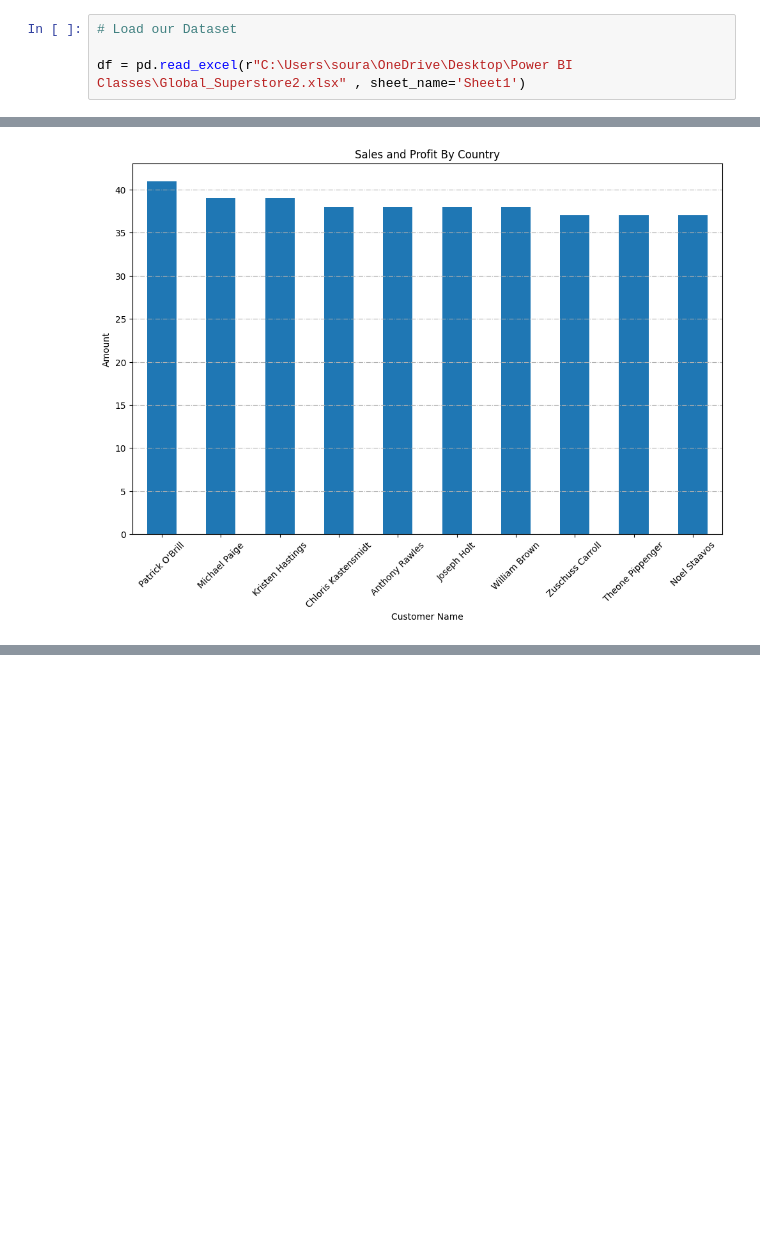
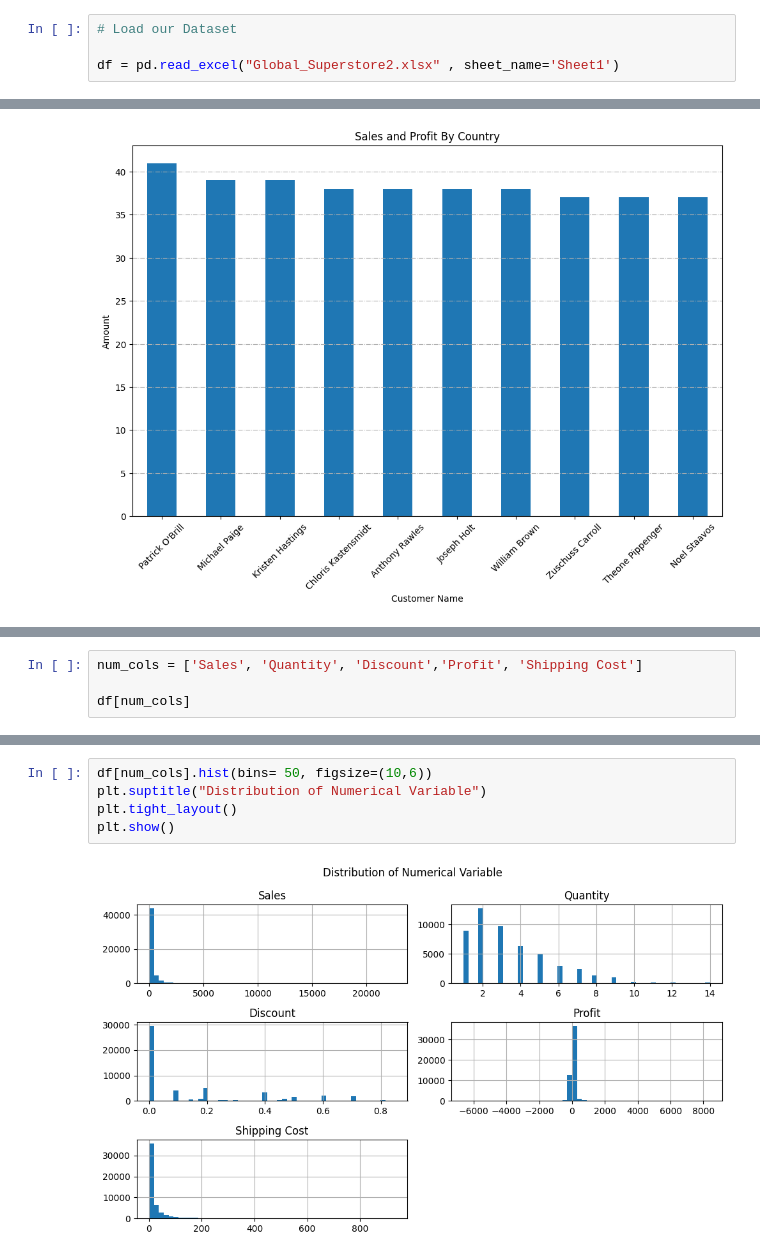
Before and after one commit to Phoenixdelta74/Data_Analytics_global_store, a Jupyter notebook: Global_Store.ipynb, the cells around one changed output, grey strips where cells are left out. Cells and saved outputs as stored; diff of their text form; blank space fills up the shorter version.

```diff
--- a/Global_Store.ipynb
+++ b/Global_Store.ipynb
@@ -11,7 +11,7 @@ pio.renderers.default = 'vscode'
 # %%
 # Load our Dataset
 
-df = pd.read_excel(r"C:\Users\soura\OneDrive\Desktop\Power BI Classes\Global_Superstore2.xlsx" , sheet_name='Sheet1')
+df = pd.read_excel("Global_Superstore2.xlsx" , sheet_name='Sheet1')
 # %%
 # Understanding data types and data
 
@@ -482,0 +483,4 @@ df.describe()
+# %%
+num_cols = ['Sales', 'Quantity', 'Discount','Profit', 'Shipping Cost']
+
+df[num_cols]
@@ -482,0 +501,7 @@ df.describe()
+# %%
+df[num_cols].hist(bins= 50, figsize=(10,6))
+plt.suptitle("Distribution of Numerical Variable")
+plt.tight_layout()
+plt.show()
+# %% [output]
+[figure, added]
```
Also changed, not shown: parts of 70 cells of this notebook, 5 other files.
